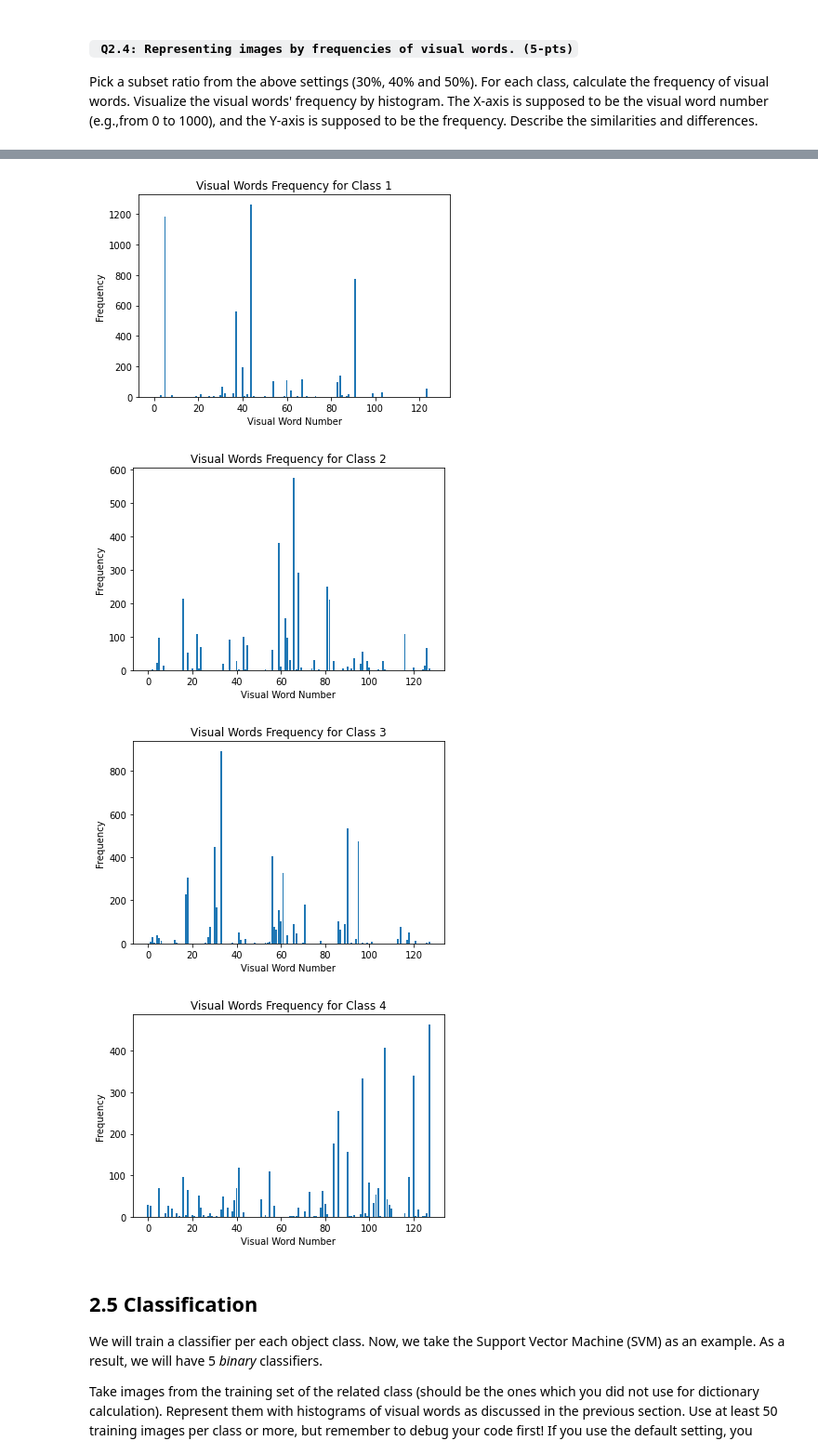
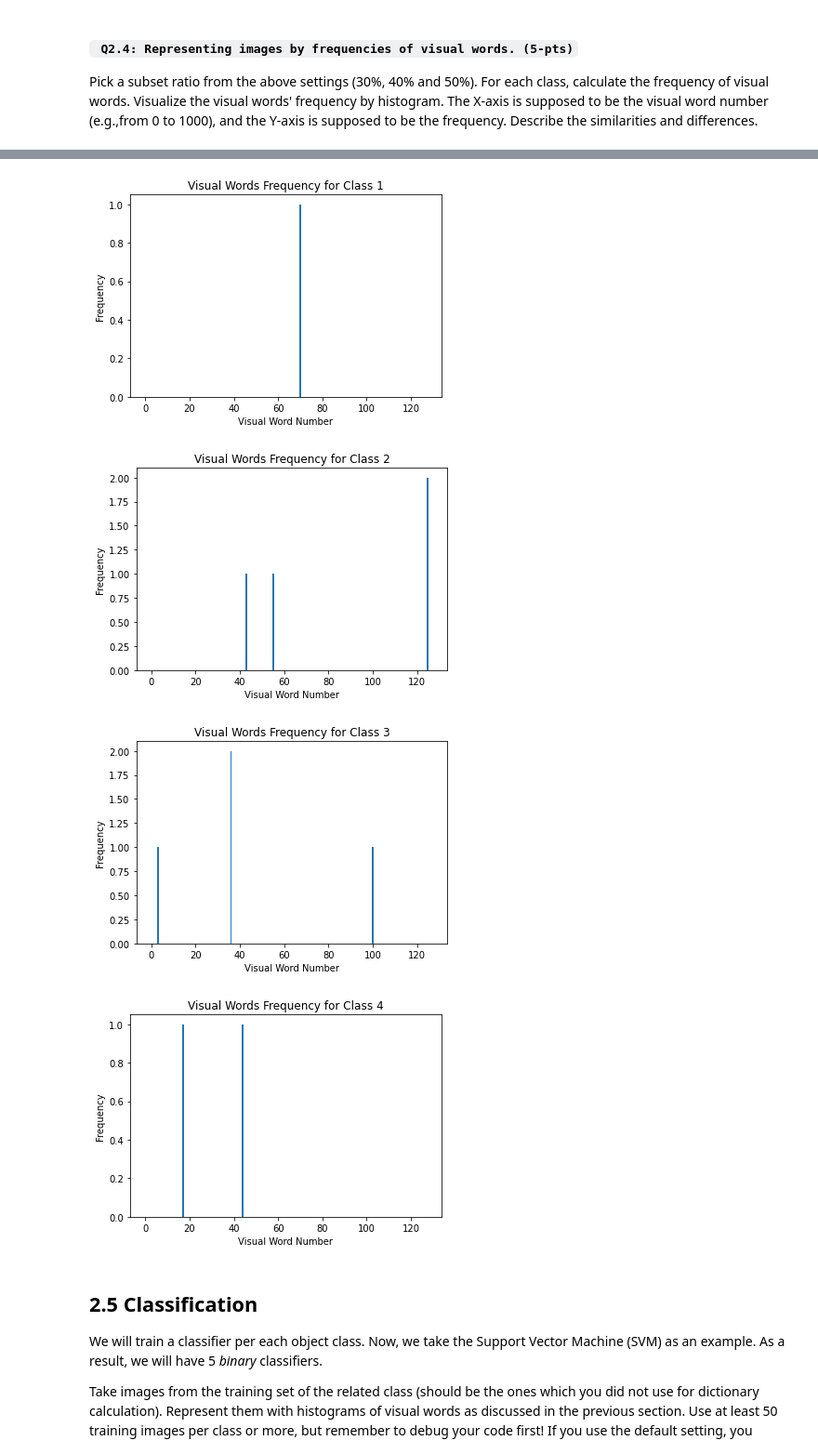
Before and after one commit to richtervanemmerik/CV1-Final-Lab, a Jupyter notebook: CV1 Final Lab Pt1.ipynb, the cells around one changed output, grey strips where cells are left out. Shown at 93% size. Saved outputs shown, nothing was run; the diff lists cells and outputs as text; code cells hidden in the pictures.

```diff
--- a/CV1 Final Lab Pt1.ipynb
+++ b/CV1 Final Lab Pt1.ipynb
@@ -180,28 +182,30 @@ Create a visual vocabulary by using K-means clustering. Remember to display the
 # YOUR CODE HERE
 ######################
 # this creates a subset of images for 100 of each class
-training_data = training_data[:1500]
-def create_subset(training_data):
+def create_subset(training_data, subset_percentage):
     subset_images = []
     subset_labels = []
     class_count = {0: 0, 1: 0, 2: 0, 3: 0, 4: 0}
+    num_classes = len(class_count)
+    num_images_per_class = int(len(training_data) * subset_percentage / num_classes)
 
     for i in range(len(training_data)):
         image = training_data[i]
         label = training_label[i]
 
-        if class_count[label] >= int(0.0667 * len(training_data)): # 1500 * 0.0667 = 100 but for each class different
+        if class_count[label] >= num_images_per_class:
             continue
 
         subset_images.append(image)
         subset_labels.append(label)
         class_count[label] += 1
 
-        if all(count == 100 for count in class_count.values()):
+        if all(count == num_images_per_class for count in class_count.values()):
             break
+
     return np.array(subset_images)
 
-subset_images = create_subset(training_data)
+subset_images = create_subset(training_data, subset_percentage=0.3)
 # %%
 # this extracts the descriptors and runs the k-means algorithm -- takes 1 minute
 from sklearn.cluster import KMeans
@@ -218,14 +222,13 @@ def exctract_descriptors(subset_images):
     descriptors = np.concatenate(descriptors, axis=0)
     return descriptors
 
-def kmeanss(descriptors):
-    k = 128
+def kmeanss(descriptors, k):
     kmeans = KMeans(n_clusters=k)
     kmeans.fit(descriptors)
     return kmeans
 
-descriptors = exctract_descriptors(subset_images)
-kmeans = kmeanss(descriptors)
+# descriptors = exctract_descriptors(subset_images)
+# kmeans = kmeanss(descriptors)
 # %%
 # takes the remaining images
 def take_remaining_images(subset_images, training_data):
@@ -238,7 +241,7 @@ def take_remaining_images(subset_images, training_data):
 
     remaining_images = np.array(remaining_images)
     return remaining_images
-remaining_images = take_remaining_images(subset_images, training_data)
+#remaining_images = take_remaining_images(subset_images, training_data)
 # %%
 # makes the visual dictionary
 def visual_dictionary(remaining_images, kmeans):
@@ -291,17 +304,16 @@ Pick a subset ratio from the above settings (30%, 40% and 50%). For each class,
 ################################
 # YOUR CODE HERE
 ################################
-training_label = training_label[:1500]
 num_visual_words = 128
 
 class_frequencies = []
 for class_label in np.unique(training_label):
     class_indices = np.where(training_label == class_label)[0]
     class_images = training_data[class_indices]
-    subset_class_images = create_subset(class_images)
-    class_descriptors = exctract_descriptors(class_images)
+    subset_class_images = create_subset(class_images, subset_percentage=0.3)
+    class_descriptors = exctract_descriptors(subset_class_images)
 
-    kmeans = kmeanss(class_descriptors)
+    kmeans = kmeanss(class_descriptors, num_visual_words)
     remaining_images = take_remaining_images(subset_class_images, class_images)
 
     visual_dictionaries = visual_dictionary(remaining_images, kmeans)
@@ -324,7 +336,7 @@ for i, class_frequency in enumerate(class_frequencies):
-[figure, old version]
+[figure, new version]
-[figure, old version]
+[figure, new version]
-[figure, old version]
+[figure, new version]
-[figure, old version]
+[figure, new version]
 # %% [markdown]
 ## **2.5 Classification**
 
```
Also changed, not shown: parts of 34 cells of this notebook.
